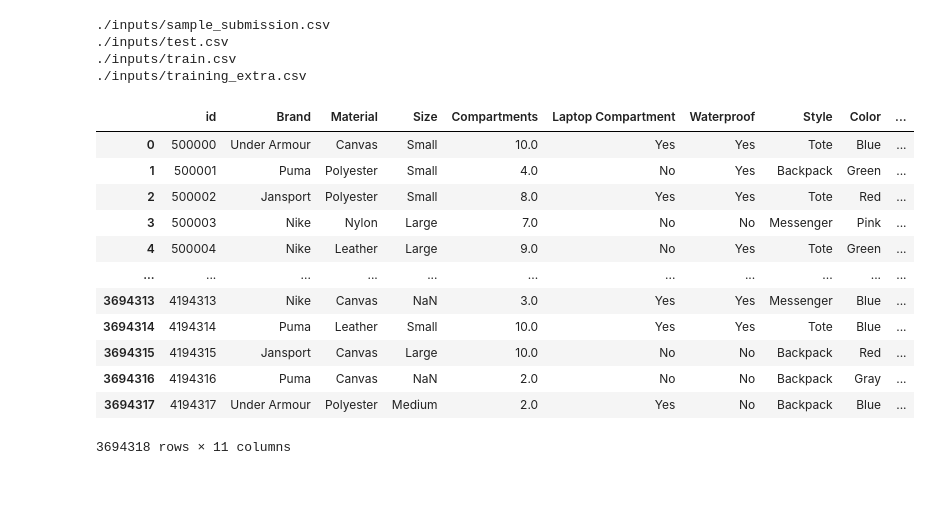
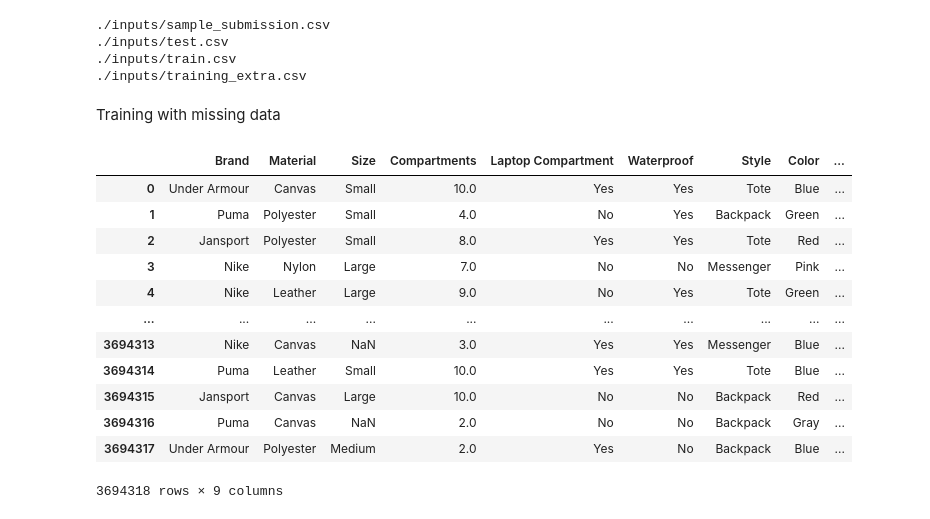
Before and after one commit to Keroshi/Kaggle-Backpack-Prediction-Challenge, a Jupyter notebook: train_extra_CBC.ipynb, the cells around one changed output. Cells and saved outputs as stored; diff of their text form; code cells hidden in the pictures; blank space fills up the shorter version.

```diff
--- a/train_extra_CBC.ipynb
+++ b/train_extra_CBC.ipynb
@@ -15,20 +17,26 @@ for dirname, _, filenames in os.walk('./inputs/'):
 ./inputs/test.csv
 ./inputs/train.csv
 ./inputs/training_extra.csv
+# %% [markdown]
+Training with missing data
 # %%
 df = pd.read_csv('./inputs/training_extra.csv')
-df
+target = df["Price"]
+df.drop("Price", axis=1, inplace=True)
+df.drop("id", axis=1, inplace=True)
+data = df
+data
 # %% [output]
-|  | id | Brand | Material | Size | Compartments | Laptop Compartment | Waterproof | Style | Color | ... |
-| 0 | 500000 | Under Armour | Canvas | Small | 10.0 | Yes | Yes | Tote | Blue | ... |
-| 1 | 500001 | Puma | Polyester | Small | 4.0 | No | Yes | Backpack | Green | ... |
-| 2 | 500002 | Jansport | Polyester | Small | 8.0 | Yes | Yes | Tote | Red | ... |
-| 3 | 500003 | Nike | Nylon | Large | 7.0 | No | No | Messenger | Pink | ... |
-| 4 | 500004 | Nike | Leather | Large | 9.0 | No | Yes | Tote | Green | ... |
-| ... | ... | ... | ... | ... | ... | ... | ... | ... | ... | ... |
-| 3694313 | 4194313 | Nike | Canvas | NaN | 3.0 | Yes | Yes | Messenger | Blue | ... |
-| 3694314 | 4194314 | Puma | Leather | Small | 10.0 | Yes | Yes | Tote | Blue | ... |
-| 3694315 | 4194315 | Jansport | Canvas | Large | 10.0 | No | No | Backpack | Red | ... |
-| 3694316 | 4194316 | Puma | Canvas | NaN | 2.0 | No | No | Backpack | Gray | ... |
-| 3694317 | 4194317 | Under Armour | Polyester | Medium | 2.0 | Yes | No | Backpack | Blue | ... |
+|  | Brand | Material | Size | Compartments | Laptop Compartment | Waterproof | Style | Color | ... |
+| 0 | Under Armour | Canvas | Small | 10.0 | Yes | Yes | Tote | Blue | ... |
+| 1 | Puma | Polyester | Small | 4.0 | No | Yes | Backpack | Green | ... |
+| 2 | Jansport | Polyester | Small | 8.0 | Yes | Yes | Tote | Red | ... |
+| 3 | Nike | Nylon | Large | 7.0 | No | No | Messenger | Pink | ... |
+| 4 | Nike | Leather | Large | 9.0 | No | Yes | Tote | Green | ... |
+| ... | ... | ... | ... | ... | ... | ... | ... | ... | ... |
+| 3694313 | Nike | Canvas | NaN | 3.0 | Yes | Yes | Messenger | Blue | ... |
+| 3694314 | Puma | Leather | Small | 10.0 | Yes | Yes | Tote | Blue | ... |
+| 3694315 | Jansport | Canvas | Large | 10.0 | No | No | Backpack | Red | ... |
+| 3694316 | Puma | Canvas | NaN | 2.0 | No | No | Backpack | Gray | ... |
+| 3694317 | Under Armour | Polyester | Medium | 2.0 | Yes | No | Backpack | Blue | ... |
-3694318 rows × 11 columns
+3694318 rows × 9 columns
```
Also changed, not shown: parts of 15 cells of this notebook, 6 other files.
